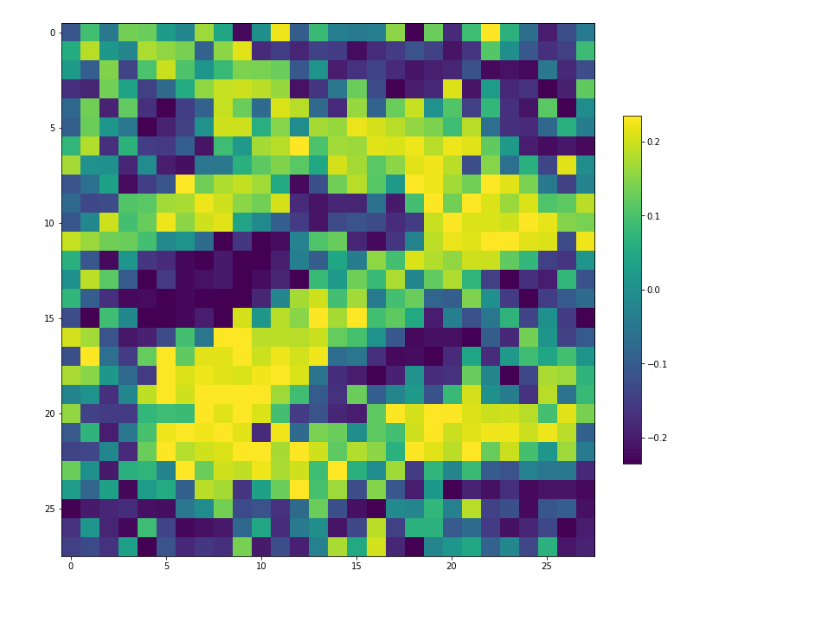
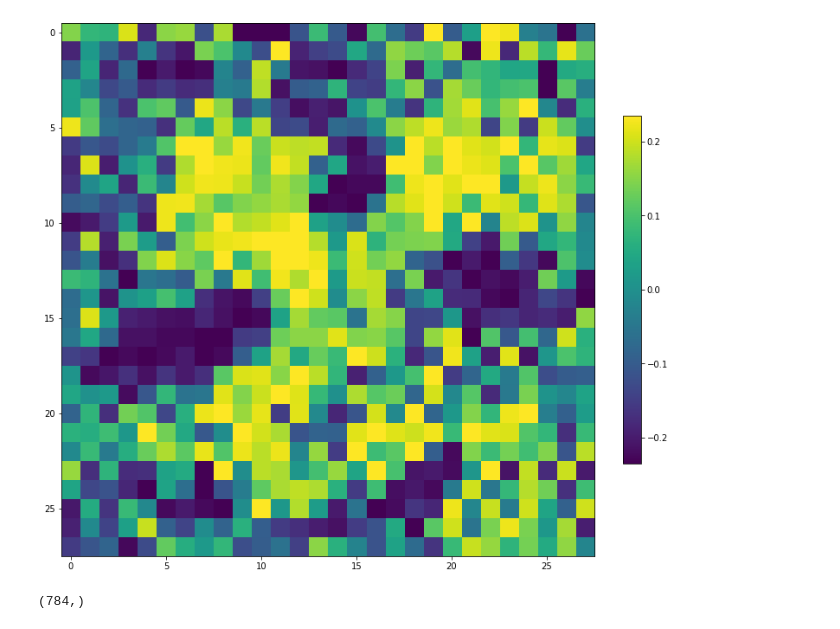
Before and after one commit to silviapoletti/Universal-Adversarial-Perturbation-starring-Frank-Wolfe, a Jupyter notebook: src/perturbation_notebook.ipynb, the cells around one changed output. Cells and saved outputs as stored; diff of their text form; code cells hidden in the pictures.

Commit message:
notebook and images

```diff
--- a/src/perturbation_notebook.ipynb
+++ b/src/perturbation_notebook.ipynb
@@ -41,10 +41,9 @@ print(data_workers.shape)  # now all 10 workers have 100 images, 10 for each cla
 y = np.array([0, 1, 2, 3, 4, 5, 6, 7, 8, 9])
 y = np.repeat(y, 10)
 
-m = 20
+m = 10
 T = 20
 delta = decentralized_stochastic_gradient_free_FW(data_workers, y, lenet5.negative_loss, m, T, M, epsilon, d)
-print(delta)
 
 fig, ax = plt.subplots(figsize=(12, 12))
 img = plt.imshow(delta[-1].reshape((28, 28)))
@@ -72 +71,7 @@ Please use instead:* `np.argmax(model.predict(x), axis=-1)`,   if your model doe
-[figure, old version]
+[figure, new version]
+# %%
+np.save(f"./data/perturbation_{m}", delta[-1])
+loaded_delta = np.load(f"./data/perturbation_{m}.npy")
+loaded_delta.shape
+# %% [output]
+(784,)
```
Also changed, not shown: parts of 9 cells of this notebook, 2 other files.
